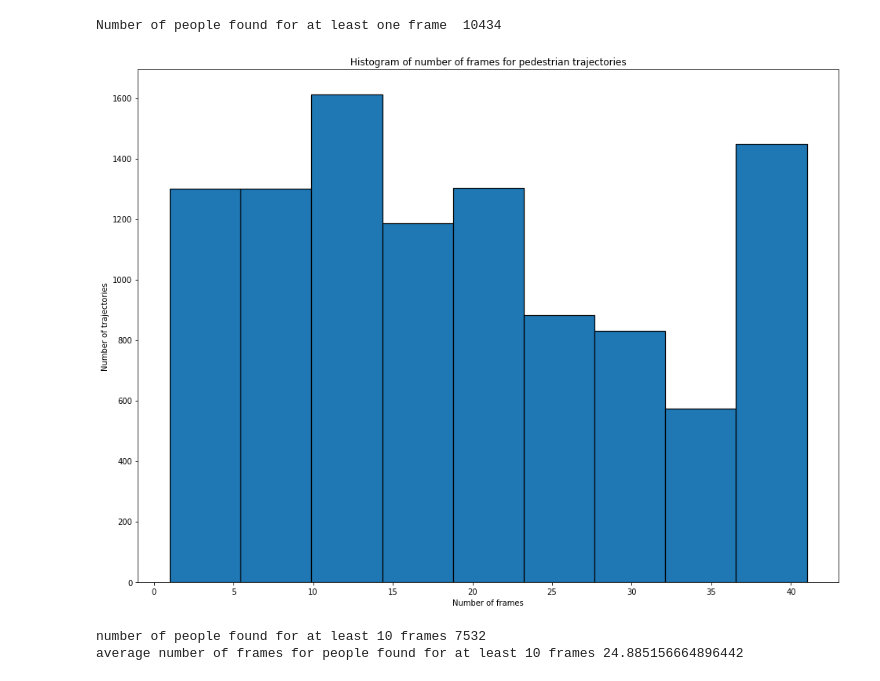
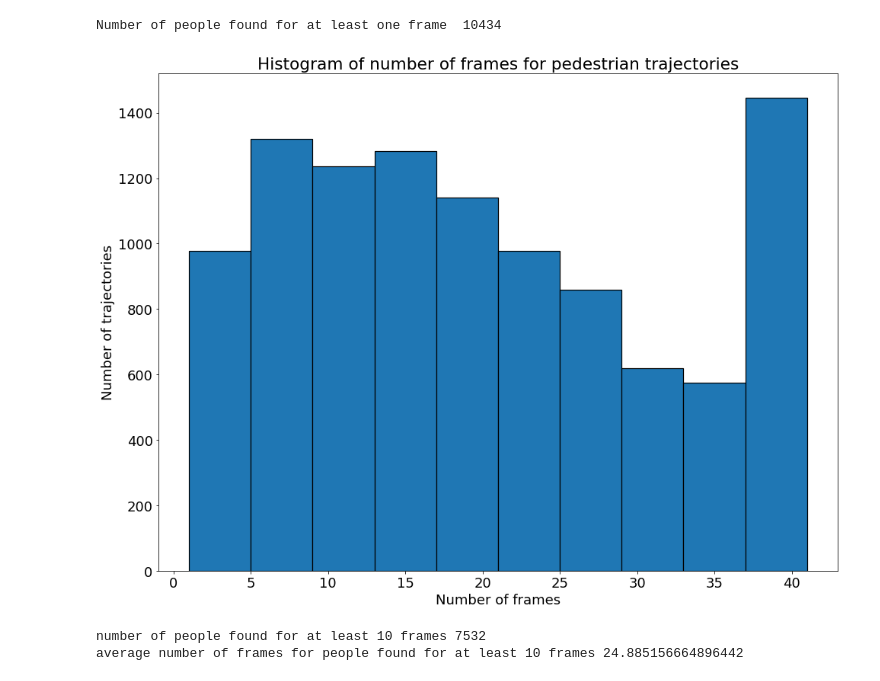
Before and after one commit to Kishaan/nuscenes-devkit, a Jupyter notebook: python-sdk/my_Trial.ipynb, the cells around one changed output. Saved outputs shown, nothing was run; the diff lists cells and outputs as text; code cells hidden in the pictures.

```diff
--- a/python-sdk/my_Trial.ipynb
+++ b/python-sdk/my_Trial.ipynb
@@ -110,14 +110,15 @@ with open("nonzero_frames_each_pedestrian1.txt", "w") as f:
         print(key, ":", value, file=f, end="\n")
 # %%
 plt.figure(figsize=(16,12))
-plt.hist(non_zero_frames.values(), bins=9, range=(1, 41), edgecolor='black', linewidth=1.2)
+plt.rcParams.update({'font.size': 18})
+plt.hist(non_zero_frames.values(), bins=10, range=(1, 41), edgecolor='black', linewidth=1.2)
 plt.xlabel("Number of frames")
 plt.ylabel("Number of trajectories")
 plt.title("Histogram of number of frames for pedestrian trajectories")
-plt.savefig("../../../../../Pictures/pedestrians_histogram.png")
+plt.savefig("nuscenes/map_expansion/images/pedestrians_histogram.png", bbox_inches='tight', pad_inches=0)
 plt.show()
 # %% [output]
-[figure, old version]
+[figure, new version]
 # %%
 # calculating the average number of frames for pedestrians who have at least more than 10 frames
 decent_no_of_frames = [i for i in non_zero_frames.values() if i > 10]
```
Also changed, not shown: parts of 1 cell of this notebook, 6 other files.
